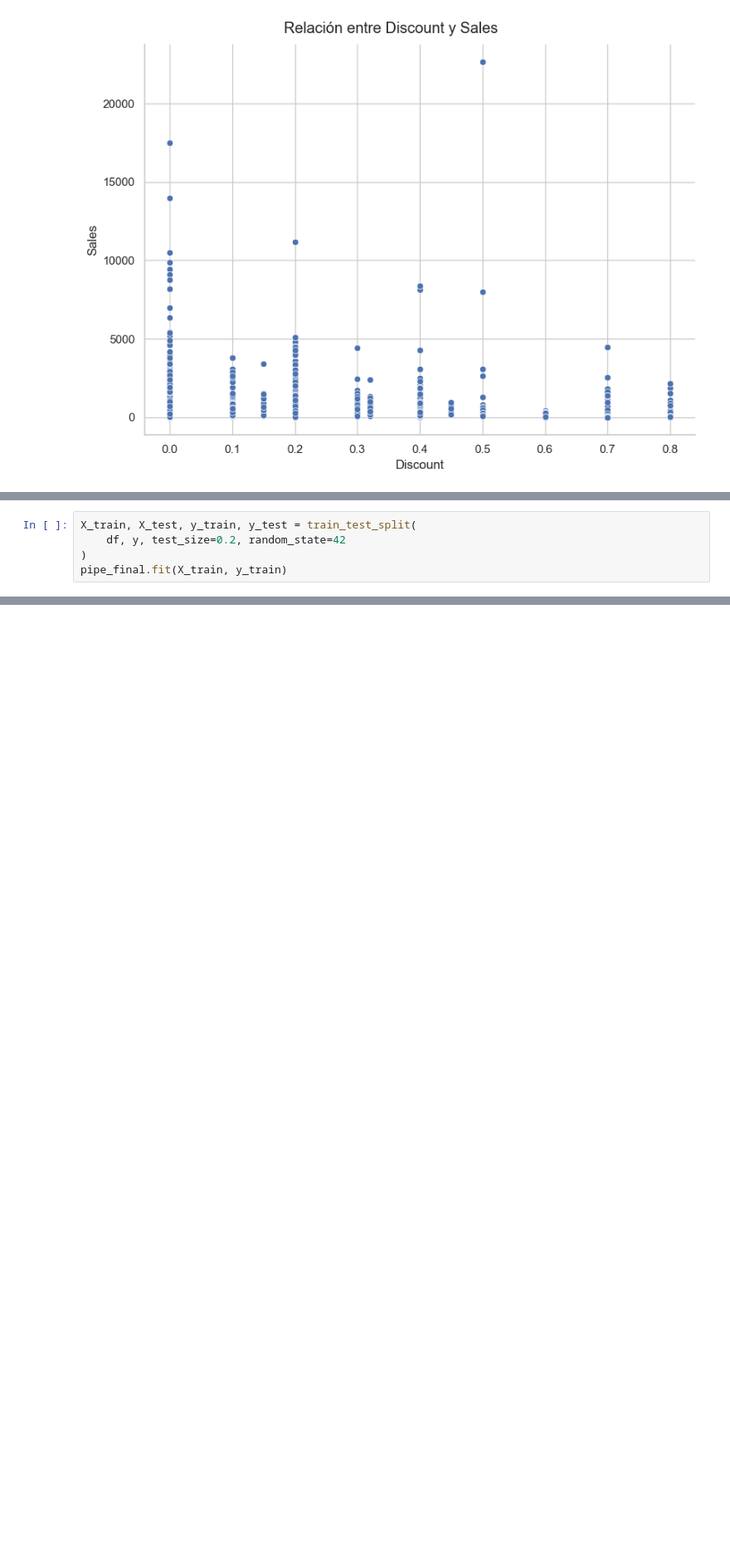
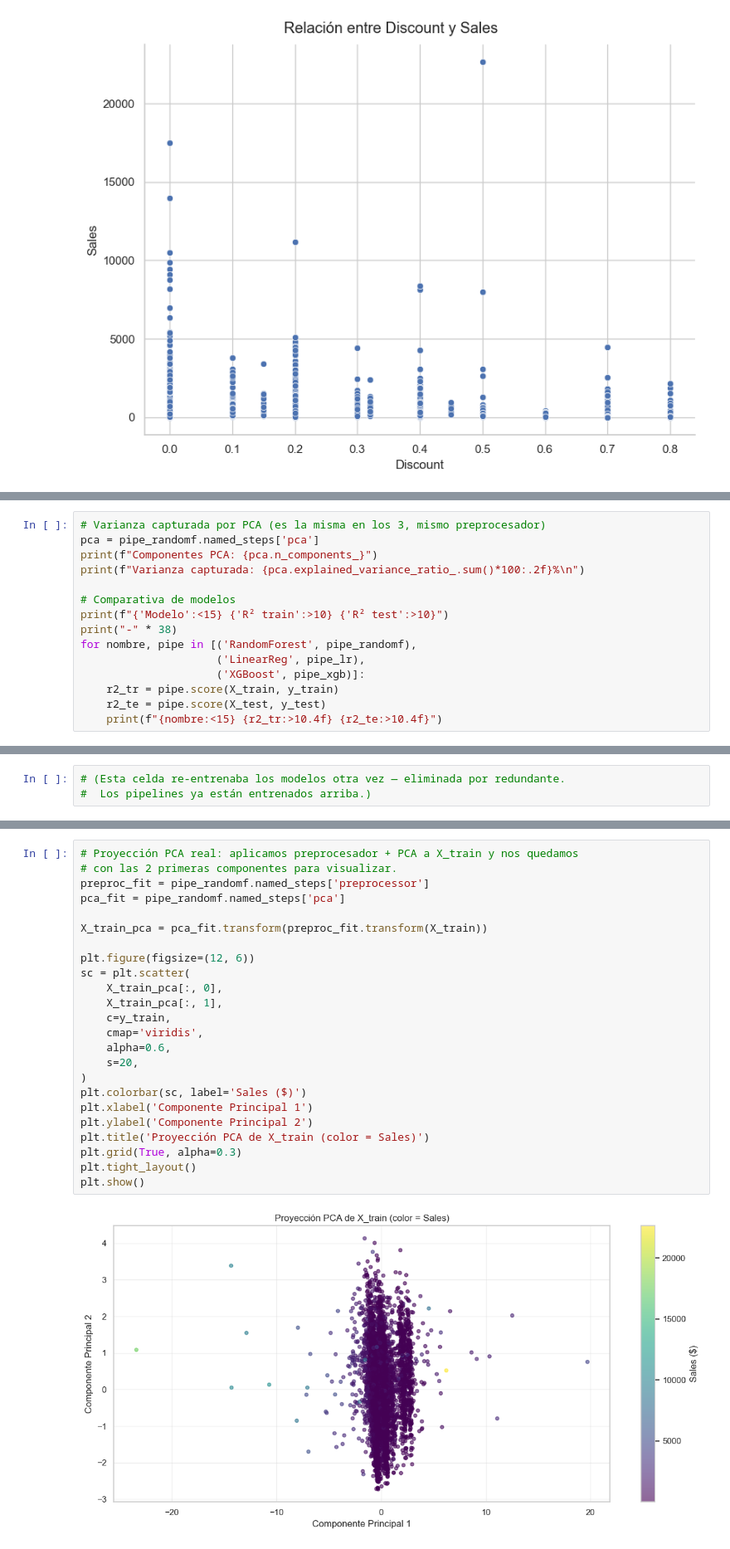
Before and after one commit to NoeliaTJ/ControlStock, a Jupyter notebook: superstore.ipynb, the cells around one changed output, grey strips where cells are left out. Shown at 83% size. Cells and saved outputs as stored; diff of their text form; blank space fills up the shorter version.

```diff
--- a/superstore.ipynb
+++ b/superstore.ipynb
@@ -848,0 +880,15 @@ pipe_final = Pipeline([
+# %%
+# Varianza capturada por PCA (es la misma en los 3, mismo preprocesador)
+pca = pipe_randomf.named_steps['pca']
+print(f"Componentes PCA: {pca.n_components_}")
+print(f"Varianza capturada: {pca.explained_variance_ratio_.sum()*100:.2f}%\n")
+
+# Comparativa de modelos
+print(f"{'Modelo':<15} {'R² train':>10} {'R² test':>10}")
+print("-" * 38)
+for nombre, pipe in [('RandomForest', pipe_randomf),
+                     ('LinearReg', pipe_lr),
+                     ('XGBoost', pipe_xgb)]:
+    r2_tr = pipe.score(X_train, y_train)
+    r2_te = pipe.score(X_test, y_test)
+    print(f"{nombre:<15} {r2_tr:>10.4f} {r2_te:>10.4f}")
@@ -849,5 +904,3 @@ pipe_final = Pipeline([
 # %%
-X_train, X_test, y_train, y_test = train_test_split(
-    df, y, test_size=0.2, random_state=42
-)
-pipe_final.fit(X_train, y_train)
+# (Esta celda re-entrenaba los modelos otra vez — eliminada por redundante.
+#  Los pipelines ya están entrenados arriba.)
@@ -879,0 +1015,26 @@ Features de salida: ['num__Quantity' 'num__Discount' 'num__Profit' ... 'cat__Pro
+# %%
+# Proyección PCA real: aplicamos preprocesador + PCA a X_train y nos quedamos
+# con las 2 primeras componentes para visualizar.
+preproc_fit = pipe_randomf.named_steps['preprocessor']
+pca_fit = pipe_randomf.named_steps['pca']
+
+X_train_pca = pca_fit.transform(preproc_fit.transform(X_train))
+
+plt.figure(figsize=(12, 6))
+sc = plt.scatter(
+    X_train_pca[:, 0],
+    X_train_pca[:, 1],
+    c=y_train,
+    cmap='viridis',
+    alpha=0.6,
+    s=20,
+)
+plt.colorbar(sc, label='Sales ($)')
+plt.xlabel('Componente Principal 1')
+plt.ylabel('Componente Principal 2')
+plt.title('Proyección PCA de X_train (color = Sales)')
+plt.grid(True, alpha=0.3)
+plt.tight_layout()
+plt.show()
+# %% [output]
+[figure, added]
```
Also changed, not shown: parts of 22 cells of this notebook.
